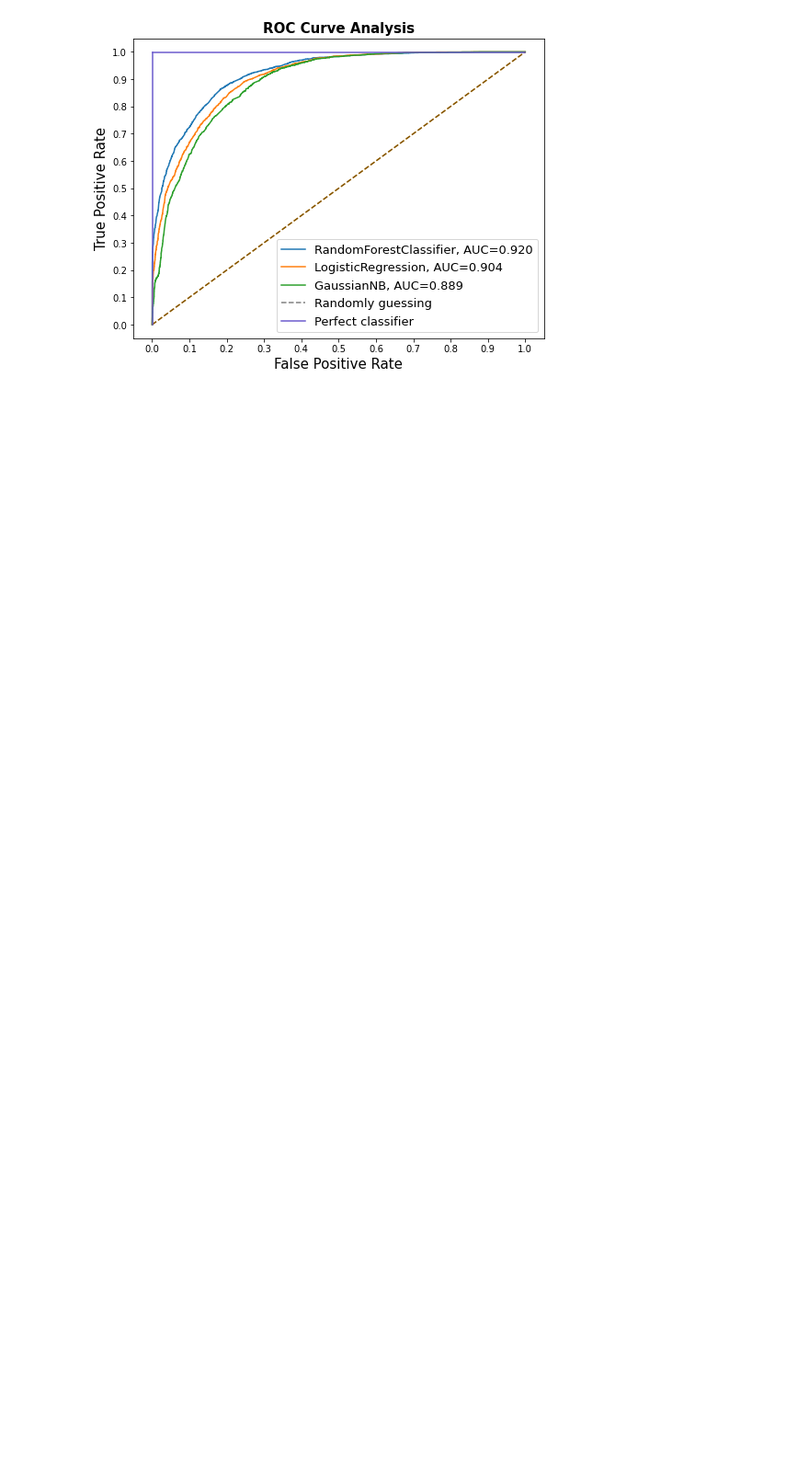
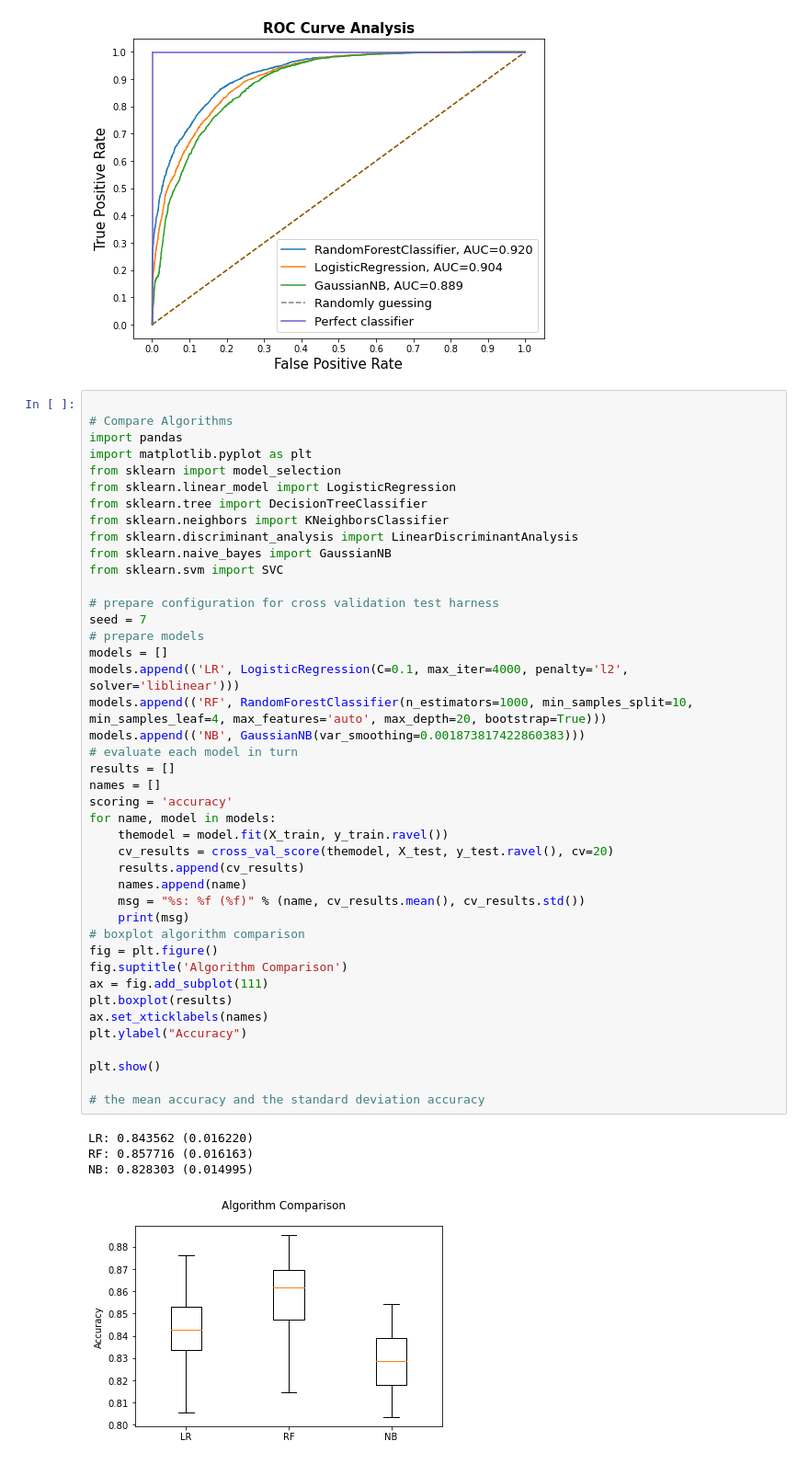
Before and after one commit to MattSchaefer24/machine-learning, a Jupyter notebook: Final_Testing.ipynb, the cells around one changed output. Shown: that part at 92% size. Cells and saved outputs as stored; diff of their text form; blank space fills up the shorter version.

```diff
--- a/Final_Testing.ipynb
+++ b/Final_Testing.ipynb
@@ -268,3 +293,50 @@ plt.legend(prop={'size':13}, loc='lower right')
 plt.show()
 # %% [output]
 [figure]
+# %%
+
+# Compare Algorithms
+import pandas
+import matplotlib.pyplot as plt
+from sklearn import model_selection
+from sklearn.linear_model import LogisticRegression
+from sklearn.tree import DecisionTreeClassifier
+from sklearn.neighbors import KNeighborsClassifier
+from sklearn.discriminant_analysis import LinearDiscriminantAnalysis
+from sklearn.naive_bayes import GaussianNB
+from sklearn.svm import SVC
+
+# prepare configuration for cross validation test harness
+seed = 7
+# prepare models
+models = []
+models.append(('LR', LogisticRegression(C=0.1, max_iter=4000, penalty='l2', solver='liblinear')))
+models.append(('RF', RandomForestClassifier(n_estimators=1000, min_samples_split=10, min_samples_leaf=4, max_features='auto', max_depth=20, bootstrap=True)))
+models.append(('NB', GaussianNB(var_smoothing=0.001873817422860383)))
+# evaluate each model in turn
+results = []
+names = []
+scoring = 'accuracy'
+for name, model in models:
+    themodel = model.fit(X_train, y_train.ravel())
+    cv_results = cross_val_score(themodel, X_test, y_test.ravel(), cv=20)
+    results.append(cv_results)
+    names.append(name)
+    msg = "%s: %f (%f)" % (name, cv_results.mean(), cv_results.std())
+    print(msg)
+# boxplot algorithm comparison
+fig = plt.figure()
+fig.suptitle('Algorithm Comparison')
+ax = fig.add_subplot(111)
+plt.boxplot(results)
+ax.set_xticklabels(names)
+plt.ylabel("Accuracy")
+
+plt.show()
+
+# the mean accuracy and the standard deviation accuracy
+# %% [output]
+LR: 0.843562 (0.016220)
+RF: 0.857716 (0.016163)
+NB: 0.828303 (0.014995)
+[figure, added]
```
Also changed, not shown: parts of 2 cells of this notebook, 1 other file.
